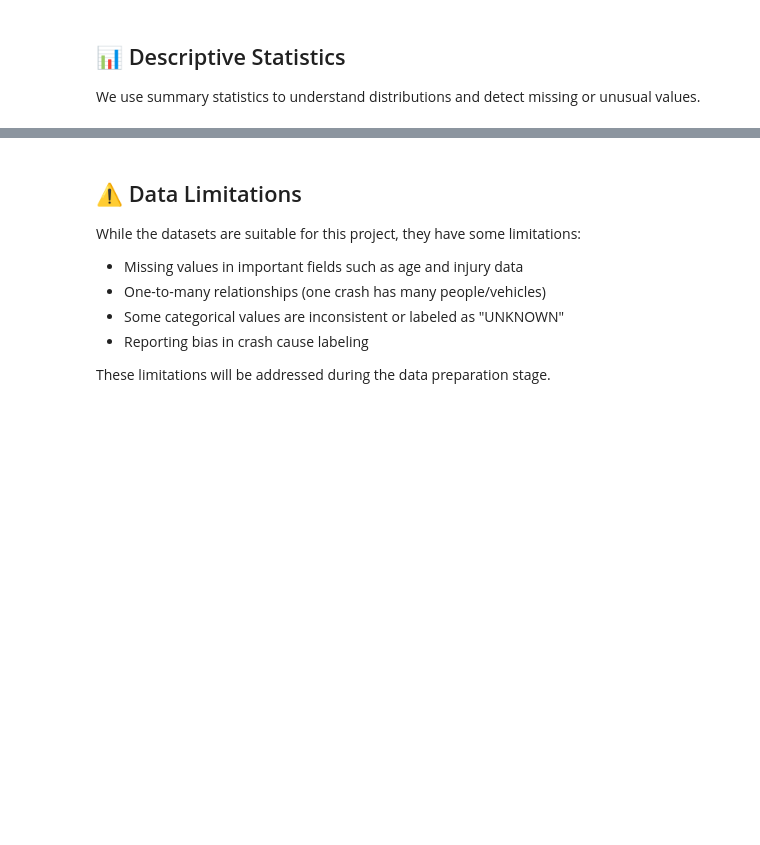
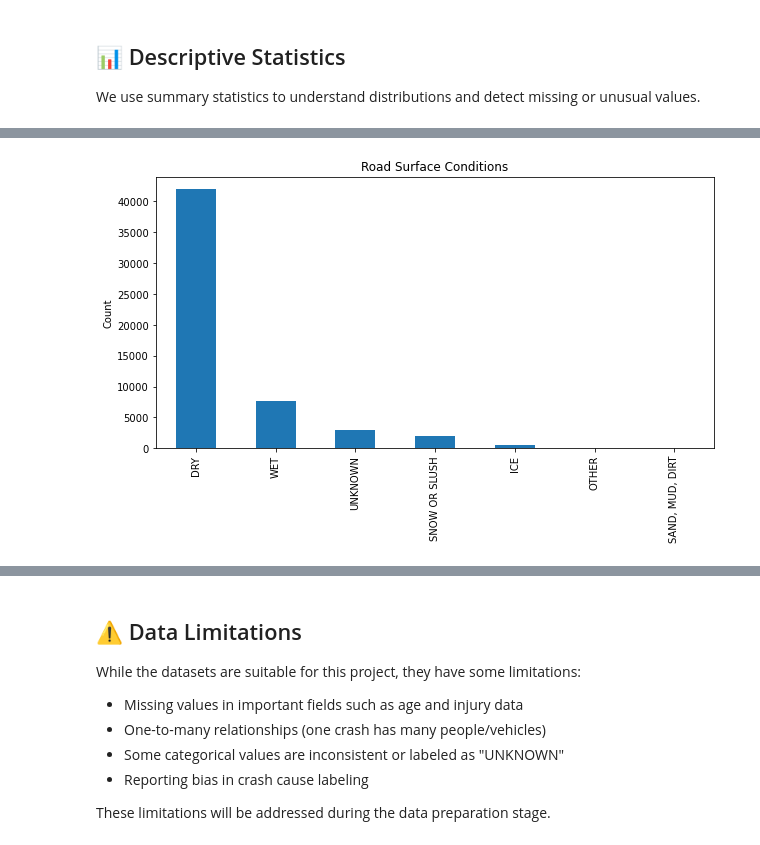
Before and after one commit to tonny001-rgb/chicago-car-crash-interpretability, a Jupyter notebook: final notebook.ipynb, the cells around one changed output, grey strips where cells are left out. Cells and saved outputs as stored; diff of their text form; code cells hidden in the pictures; blank space fills up the shorter version.

```diff
--- a/final notebook.ipynb
+++ b/final notebook.ipynb
@@ -373,0 +448,14 @@ display(people.describe(include="all"))
+# %%
+# Analyze road surface conditions
+# Important for identifying infrastructure-related risks
+
+plt.figure(figsize=(10,5))
+
+df['roadway_surface_cond'].value_counts().plot(kind='bar')
+
+plt.title("Road Surface Conditions")
+plt.ylabel("Count")
+
+plt.show()
+# %% [output]
+[figure, added]
```
Also changed, not shown: parts of 58 cells of this notebook, 1 other file.
